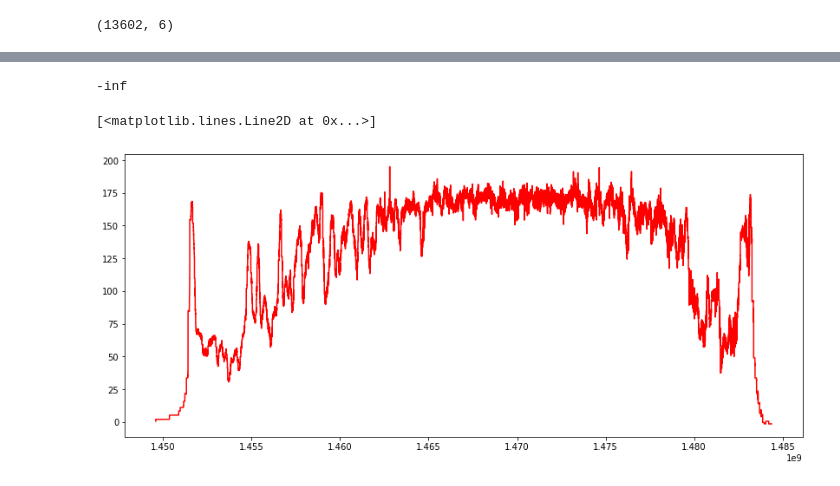
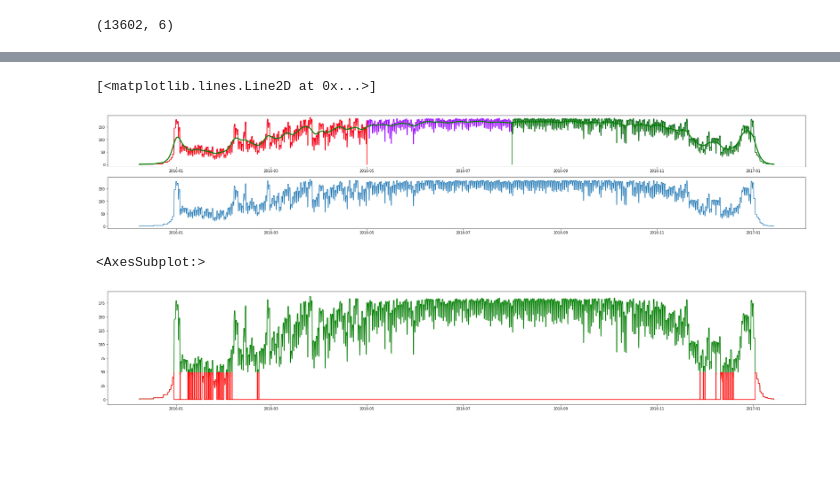
Before and after one commit to probability/topicmodelunderstanding, a Jupyter notebook: Notebooks/Examples 4.ipynb, the cells around one changed output, grey strips where cells are left out. Cells and saved outputs as stored; diff of their text form; code cells hidden in the pictures; blank space fills up the shorter version.

```diff
--- a/Notebooks/Examples 4.ipynb
+++ b/Notebooks/Examples 4.ipynb
@@ -25,5 +23,0 @@ hotel_stays = Steps.read_dataframe(df,'check_in', 'check_out')
-# %%
-p = hotel_stays.step_keys()
-Utils.get_epoch_start(hotel_stays._using_dt)
-# %% [output]
--inf
@@ -30,21 +26,2 @@ Utils.get_epoch_start(hotel_stays._using_dt)
 # %%
 queue = sc.Stairs(use_dates=True).layer(df.check_in, df.check_out)
-# %%
-st = np.array([[s._start_ts,s._direction,s._weight] for s in hotel_stays],dtype=float)
-p = hotel_stays.step_keys()
-p = p[1:]
-#p.pop(Utils.get_epoch_start(hotel_stays._using_dt))
-fig,ax = plt.subplots(figsize=(14,6))
-# t = np.asarray(list(map(Utils.get_ts, p)))
-# x = np.asarray(fb.fast_steps_heaviside().step(st,t,1))
-# #x2 = np.asarray(fb.fast_steps_logit().step(st,t,500000))
-# ax.step(p,x)
-
-st = np.array([s.step_np() for s in hotel_stays],dtype=float)
-t = np.asarray(list(map(Utils.get_ts, p)))
-x2 = np.asarray(fb.fast_steps_logit().step(st,t,50000))
-
-ax.step(p,x2,color='r')
-# %% [output]
-[<matplotlib.lines.Line2D at 0x...>]
-[figure, removed]
@@ -52,0 +28,13 @@ p[0:4]
+# %%
+st = np.array([[s._start_ts,s._direction,s._weight] for s in hotel_stays],dtype=float)
+p = hotel_stays.step_keys()
+fig, ax = plt.subplots(nrows=2,figsize=(36,6))
+
+hotel_stays.plot(ax=ax[0])
+hotel_stays.clip(ubound=pd.Timestamp(2016,5,1)).plot(ax=ax[0],color='r')
+hotel_stays.clip(lbound=pd.Timestamp(2016,8,1)).plot(ax=ax[0],color='g')
+hotel_stays.smooth_plot(ax=ax[0],color='g',linewidth=3)
+ax[1].step(p,hotel_stays.fast_step(p))
+# %% [output]
+[<matplotlib.lines.Line2D at 0x...>]
+[figure, added]
@@ -53,13 +45,10 @@ p[0:4]
 # %%
 timespan = {'lbound':pd.Timestamp(2020,2,15,10),'ubound':pd.Timestamp(2020,2,16)}
 ax = hotel_stays.plot(color='g',size=(36,6))
-hotel125 = (hotel_stays>150)
-#hotel125.plot(ax=ax,color='r')
-
-#ax2 = (hotel_stays>80).plot(color='g')
-hotel125.normalise().plot(ax=ax.twinx(),color='r')
-
-#aborted_type1.plot(ax=ax,color='r')
-#duration_type1.plot(ax=ax,color='blue')
+hotel125 = (hotel_stays<50)
+hotel125.plot(ax=ax,color='r')
+# %% [output]
+<AxesSubplot:>
+[figure, added]
 # %%
 #p = hotel_stays.step_keys()
```
Also changed, not shown: parts of 14 cells of this notebook, 18 other files.
